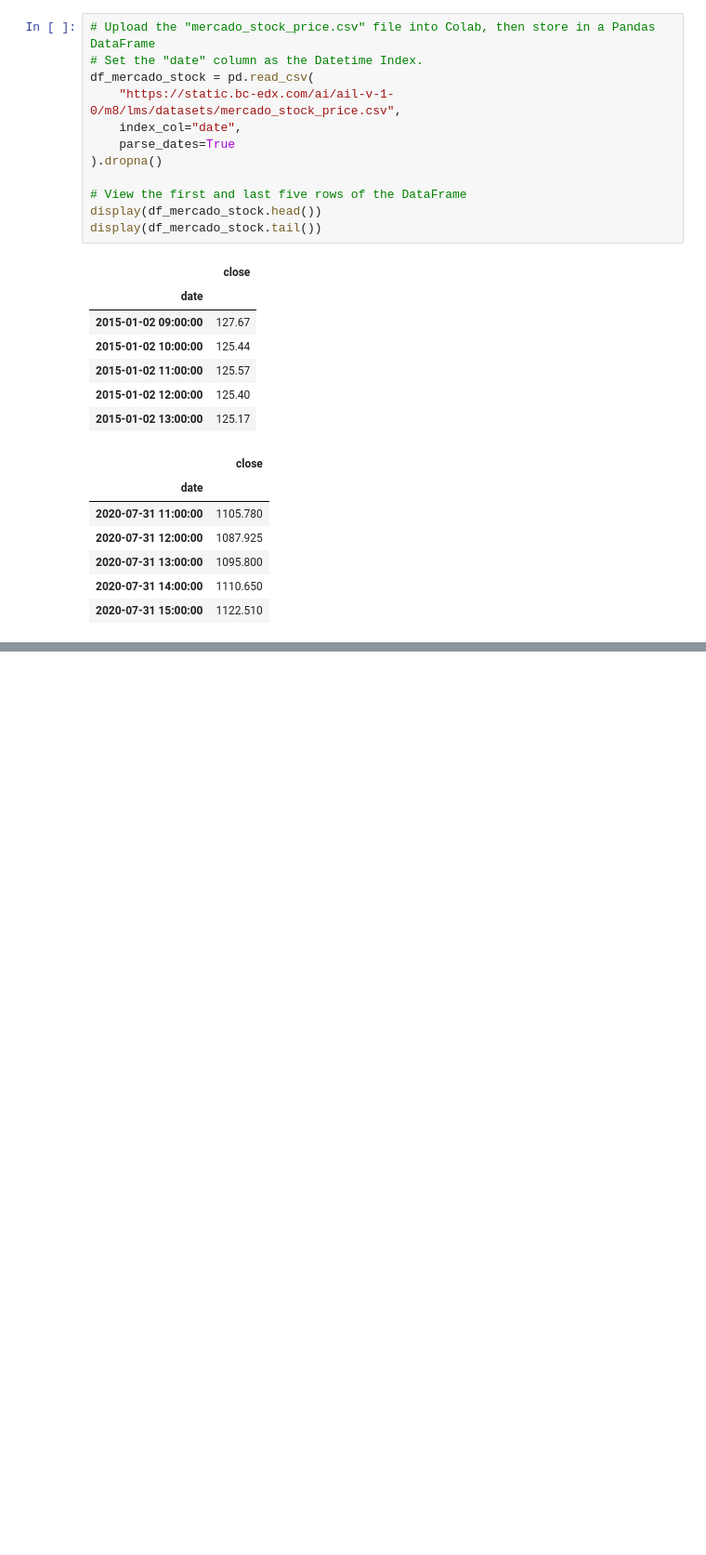
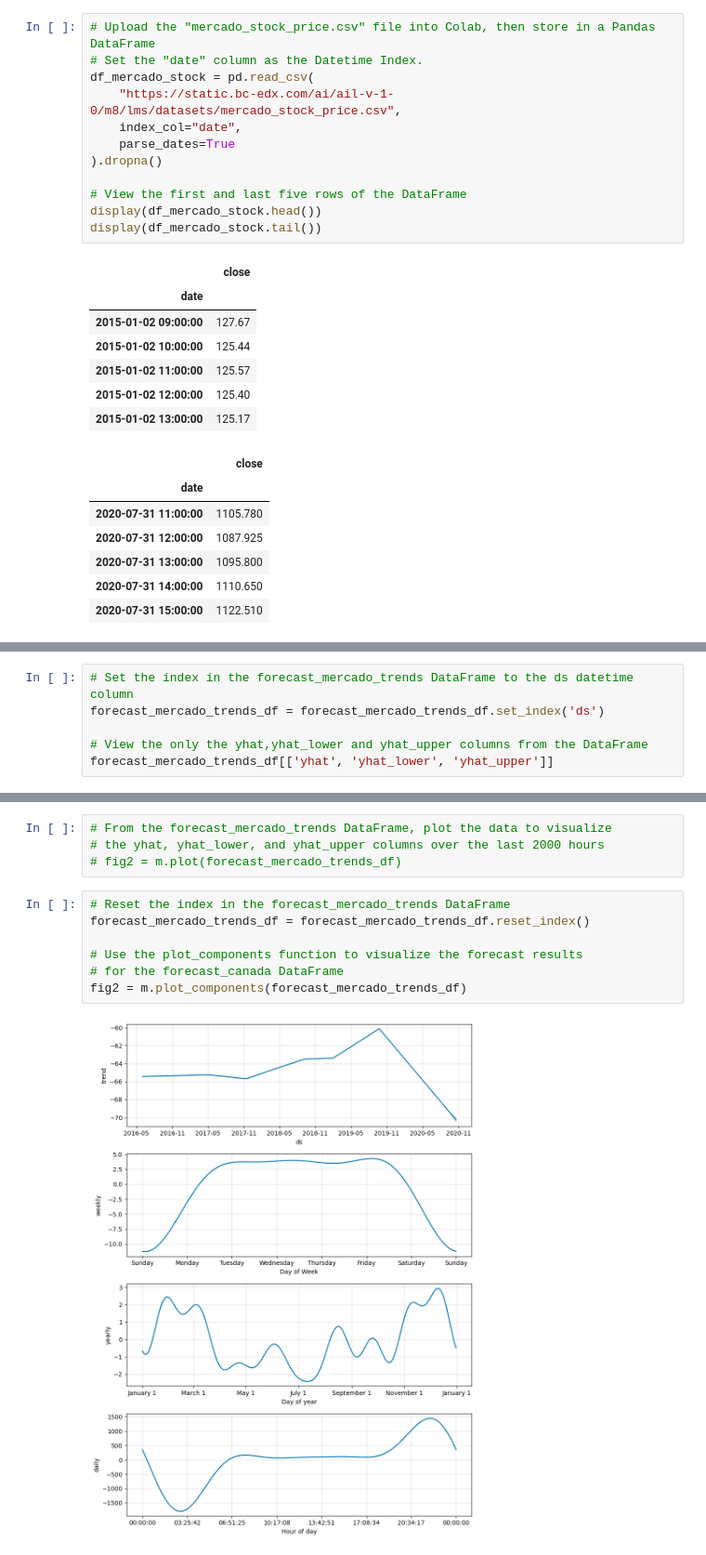
Before and after one commit to skfotedar/prophet-challenge, a Jupyter notebook: forecasting_net_prophet.ipynb, the cells around one changed output, grey strips where cells are left out. Shown at 93% size. Cells and saved outputs as stored; diff of their text form; blank space fills up the shorter version.

```diff
--- a/forecasting_net_prophet.ipynb
+++ b/forecasting_net_prophet.ipynb
@@ -484,0 +419,6 @@ Solutions Note: `yhat` represents the most likely (average) forecast, whereas `y
+# %%
+# Set the index in the forecast_mercado_trends DataFrame to the ds datetime column
+forecast_mercado_trends_df = forecast_mercado_trends_df.set_index('ds')
+
+# View the only the yhat,yhat_lower and yhat_upper columns from the DataFrame
+forecast_mercado_trends_df[['yhat', 'yhat_lower', 'yhat_upper']]
@@ -484,0 +440,13 @@ Solutions Note: `yhat` represents the most likely (average) forecast, whereas `y
+# %%
+# From the forecast_mercado_trends DataFrame, plot the data to visualize
+# the yhat, yhat_lower, and yhat_upper columns over the last 2000 hours
+# fig2 = m.plot(forecast_mercado_trends_df)
+# %%
+# Reset the index in the forecast_mercado_trends DataFrame
+forecast_mercado_trends_df = forecast_mercado_trends_df.reset_index()
+
+# Use the plot_components function to visualize the forecast results
+# for the forecast_canada DataFrame
+fig2 = m.plot_components(forecast_mercado_trends_df)
+# %% [output]
+[figure, added]
```
Also changed, not shown: parts of 80 cells of this notebook.
